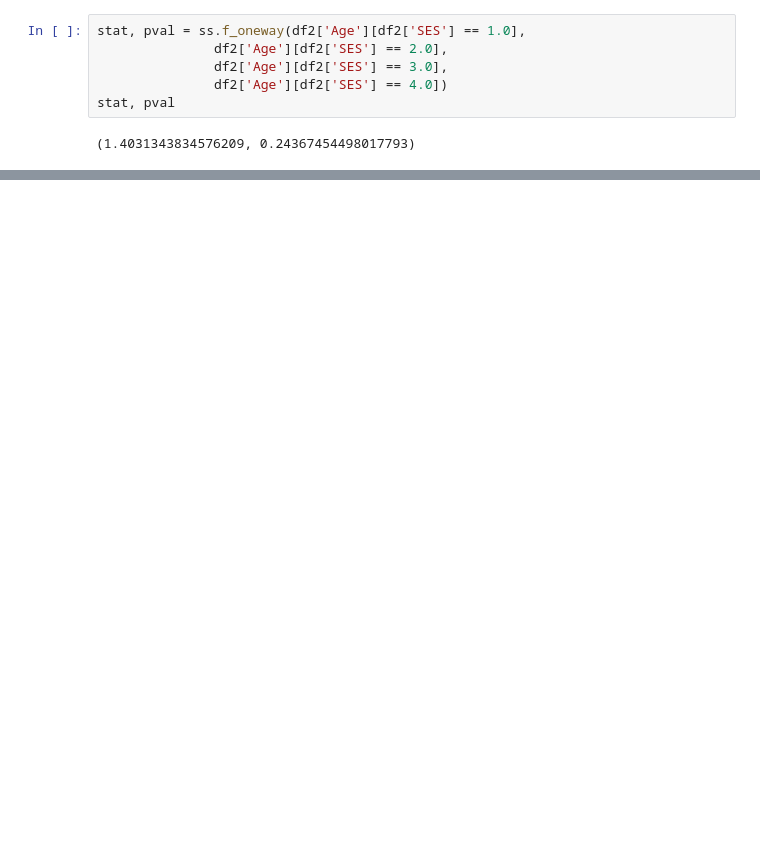
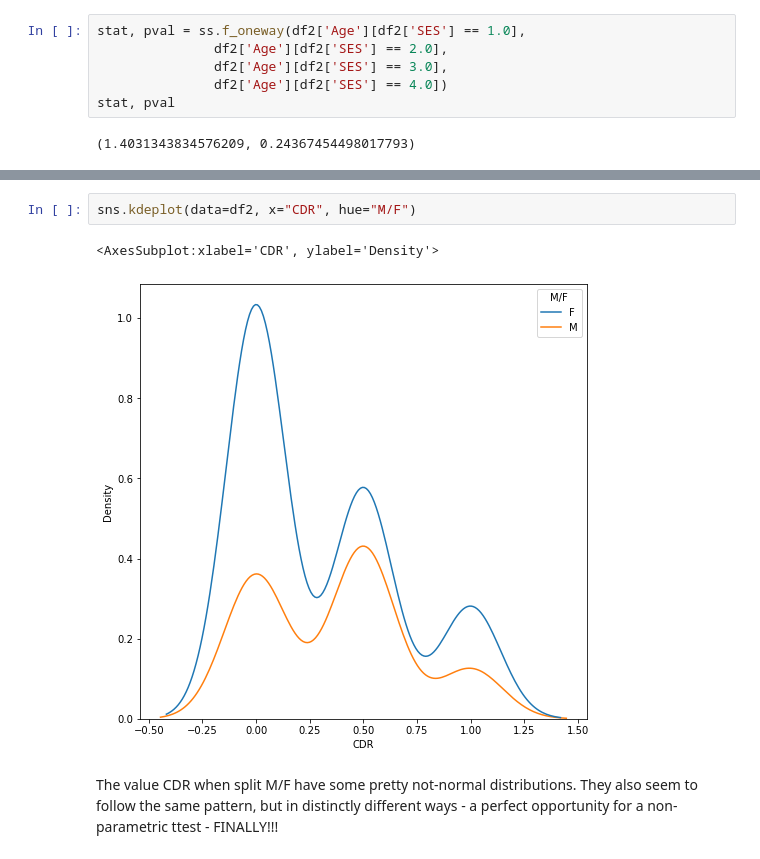
Before and after one commit to zareeiant/Basic_Stats_in_Python_Student_Workbooks, a Jupyter notebook: 019_Hypothesis_Test_2_sol.ipynb, the cells around one changed output, grey strips where cells are left out. Drawn from its saved outputs; the diff is of its cells as text; blank space fills up the shorter version.

```diff
--- a/019_Hypothesis_Test_2_sol.ipynb
+++ b/019_Hypothesis_Test_2_sol.ipynb
@@ -305,0 +321,7 @@ For non-normal data we need a different type of test, such as Mann-Whitney.
+# %%
+sns.kdeplot(data=df2, x="CDR", hue="M/F")
+# %% [output]
+<AxesSubplot:xlabel='CDR', ylabel='Density'>
+[figure, added]
+# %% [markdown]
+The value CDR when split M/F have some pretty not-normal distributions. They also seem to follow the same pattern, but in distinctly different ways - a perfect opportunity for a non-parametric ttest - FINALLY!!!
```
Also changed, not shown: parts of 18 cells of this notebook.
